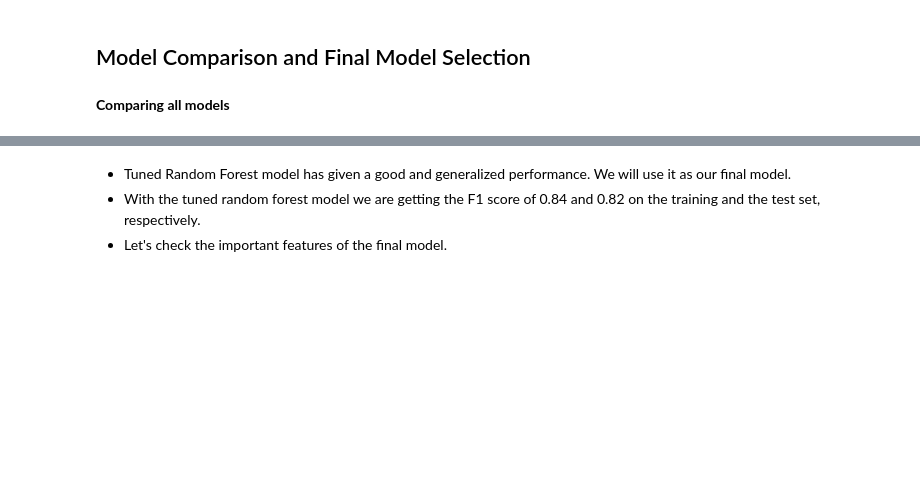
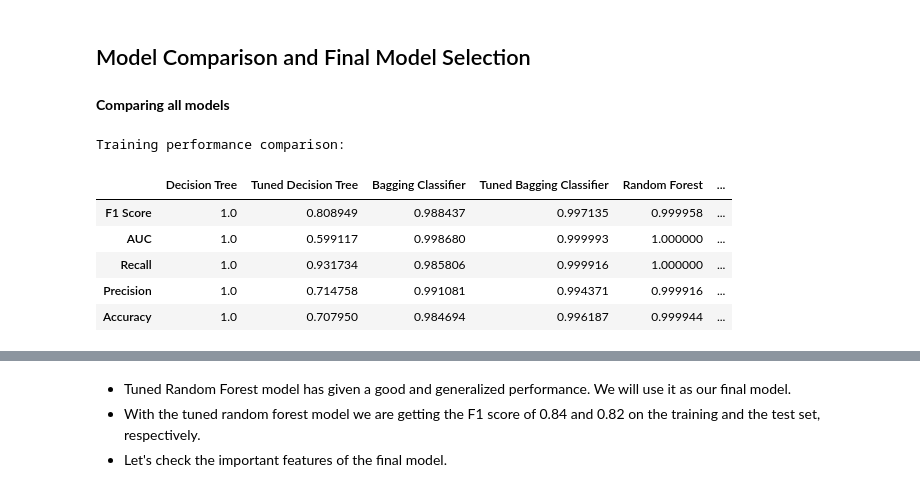
Before and after one commit to ArthurXia1031/Data_Science_Project, a Jupyter notebook: machine_learning/Easy_visa/easy_visa.ipynb, the cells around one changed output, grey strips where cells are left out. Cells and saved outputs as stored; diff of their text form; code cells hidden in the pictures; blank space fills up the shorter version.

```diff
--- a/machine_learning/Easy_visa/easy_visa.ipynb
+++ b/machine_learning/Easy_visa/easy_visa.ipynb
@@ -1387,40 +1471,49 @@ stacking_classifier_test_perf
 # %%
 # training performance comparison
 
 models_train_comp_df = pd.concat(
     [
-        decision_tree_train_perf,
-        bagging_model_train_perf,
-        bagging_model_tuned_train_perf,
-        rf_model_train_perf,
-        rf_model_tuned_train_perf,
-        ab_boost_model_train_perf,
-        abc_tuned_train_perf,
-        gb_classifier_train_perf,
-        gbc_tuned_train_perf,
-        xgb_classifier_train_perf,
-        xgb_tuned_train_perf,
-        stacking_classifier_train_perf,
+        decision_tree_train_perf.T,
+        dtree_estimator_model_train_perf.T,
+        bagging_model_train_perf.T,
+        bagging_model_tuned_train_perf.T,
+        rf_model_train_perf.T,
+        rf_model_tuned_train_perf.T,
+        ab_boost_model_train_perf.T,
+        abc_tuned_train_perf.T,
+        gb_classifier_train_perf.T,
+        gbc_tuned_train_perf.T,
+        xgb_classifier_train_perf.T,
+        xgb_tuned_train_perf.T,
+        stacking_classifier_train_perf.T
     ],
     axis=1,
 )
 models_train_comp_df.columns = [
     "Decision Tree",
     "Tuned Decision Tree",
     "Bagging Classifier",
     "Tuned Bagging Classifier",
     "Random Forest",
     "Tuned Random Forest",
     "Adaboost Classifier",
     "Tuned Adaboost Classifier",
     "Gradient Boost Classifier",
     "Tuned Gradient Boost Classifier",
     "XGBoost Classifier",
     "XGBoost Classifier Tuned",
     "Stacking Classifier",
 ]
 print("Training performance comparison:")
 models_train_comp_df
+# %% [output]
+Training performance comparison:
+|  | Decision Tree | Tuned Decision Tree | Bagging Classifier | Tuned Bagging Classifier | Random Forest | ... |
+| F1 Score | 1.0 | 0.808949 | 0.988437 | 0.997135 | 0.999958 | ... |
+| AUC | 1.0 | 0.599117 | 0.998680 | 0.999993 | 1.000000 | ... |
+| Recall | 1.0 | 0.931734 | 0.985806 | 0.999916 | 1.000000 | ... |
+| Precision | 1.0 | 0.714758 | 0.991081 | 0.994371 | 0.999916 | ... |
+| Accuracy | 1.0 | 0.707950 | 0.984694 | 0.996187 | 0.999944 | ... |
 # %%
 # testing performance comparison
 
```
Also changed, not shown: parts of 22 cells of this notebook.
